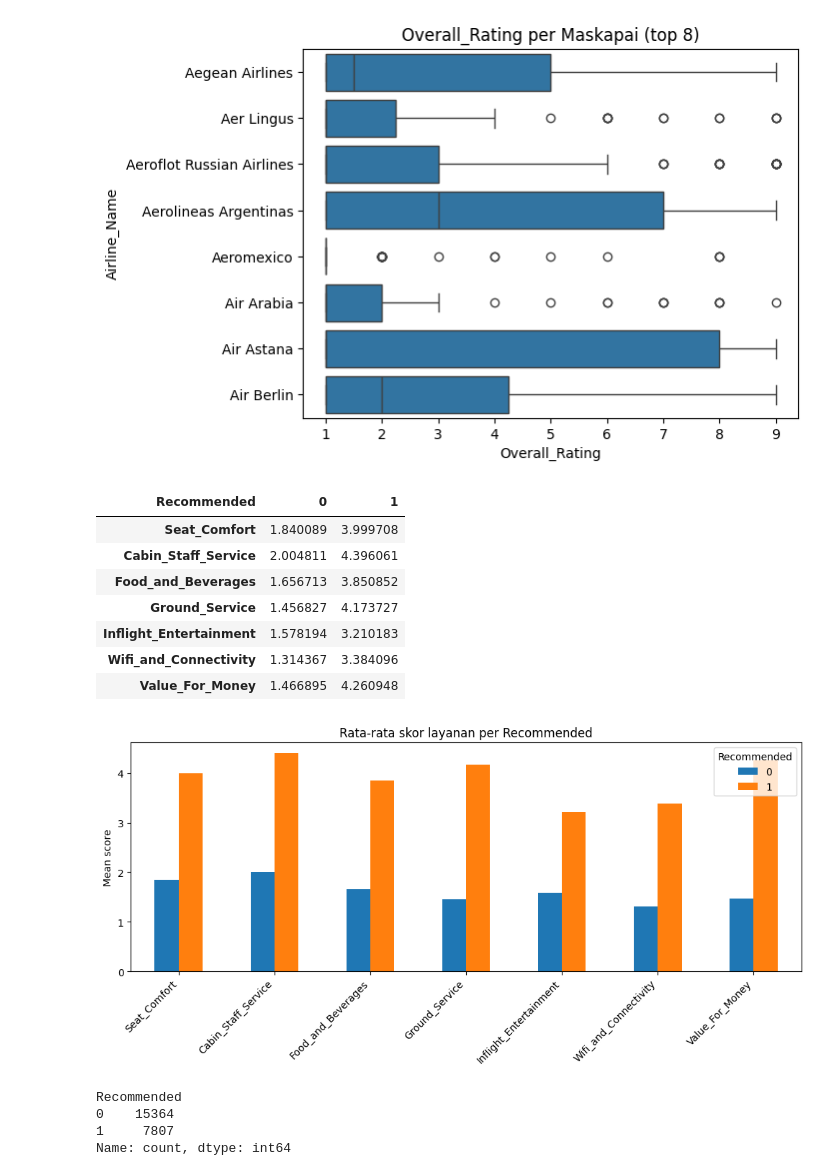
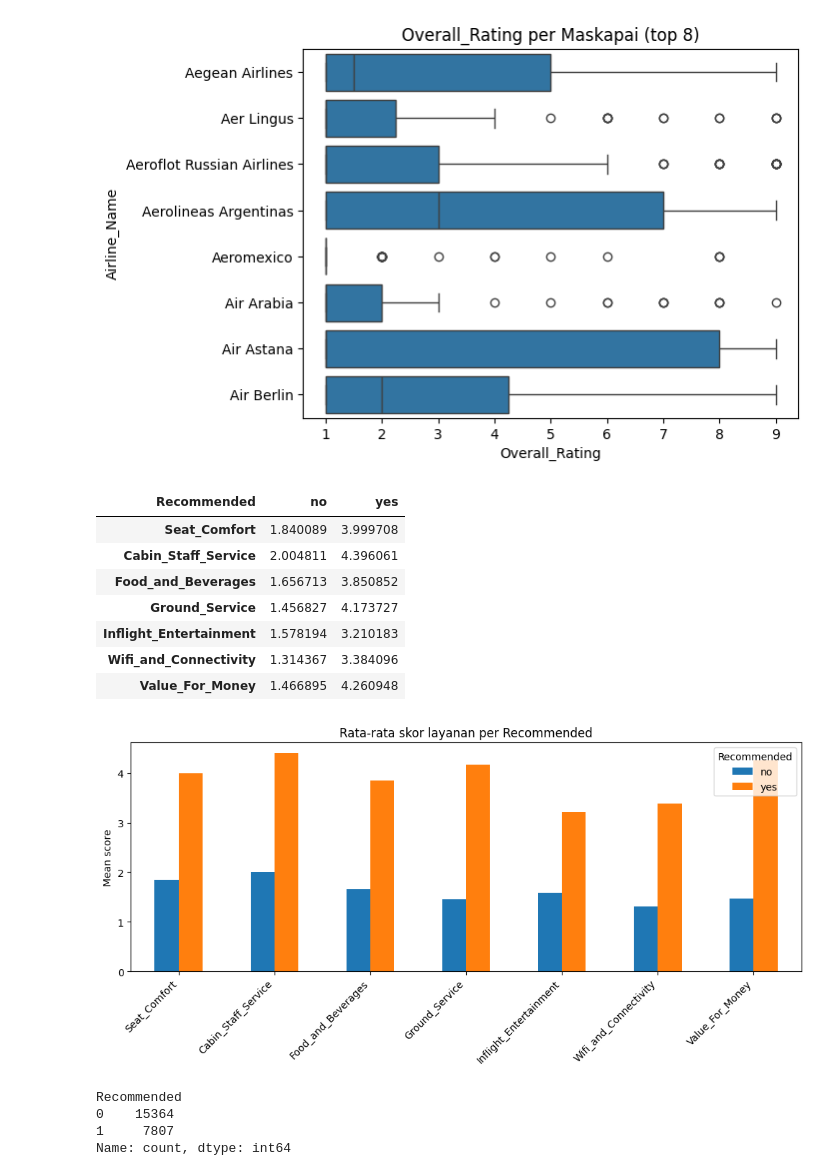
Before and after one commit to GoOnMuteGP/MachineLearningProject1, a Jupyter notebook: ML.ipynb, the cells around one changed output. Drawn from its saved outputs; the diff is of its cells as text; code cells hidden in the pictures.

```diff
--- a/ML.ipynb
+++ b/ML.ipynb
@@ -123,30 +120,28 @@ if "Airline_Name" in df.columns and "Overall_Rating" in df.columns:
 # %%
 group_cols = [c for c in [
     "Seat_Comfort","Cabin_Staff_Service","Food_and_Beverages",
     "Ground_Service","Inflight_Entertainment","Wifi_and_Connectivity","Value_For_Money"
 ] if c in df.columns]
 
 if "Recommended" in df.columns and group_cols:
     grp = df.groupby("Recommended")[group_cols].apply(lambda d: d.apply(pd.to_numeric, errors="coerce").mean()).T
     display(grp)
     grp.plot.bar(figsize=(10,5))
     plt.title("Rata-rata skor layanan per Recommended")
     plt.ylabel("Mean score")
     plt.xticks(rotation=45, ha="right")
     plt.tight_layout()
     plt.show()
-else:
-    print("Syarat grouping tidak terpenuhi (Recommended atau service cols hilang).")
 # %% [output]
-| Recommended | 0 | 1 |
+| Recommended | no | yes |
 | Seat_Comfort | 1.840089 | 3.999708 |
 | Cabin_Staff_Service | 2.004811 | 4.396061 |
 | Food_and_Beverages | 1.656713 | 3.850852 |
 | Ground_Service | 1.456827 | 4.173727 |
 | Inflight_Entertainment | 1.578194 | 3.210183 |
 | Wifi_and_Connectivity | 1.314367 | 3.384096 |
 | Value_For_Money | 1.466895 | 4.260948 |
-[figure, old version]
+[figure, new version]
 # %%
 df["Recommended"] = df["Recommended"].astype(str).str.lower().map({"yes": 1, "no": 0})
 df = df[df["Recommended"].isin([0, 1])]
```
Also changed, not shown: parts of 12 cells of this notebook.
